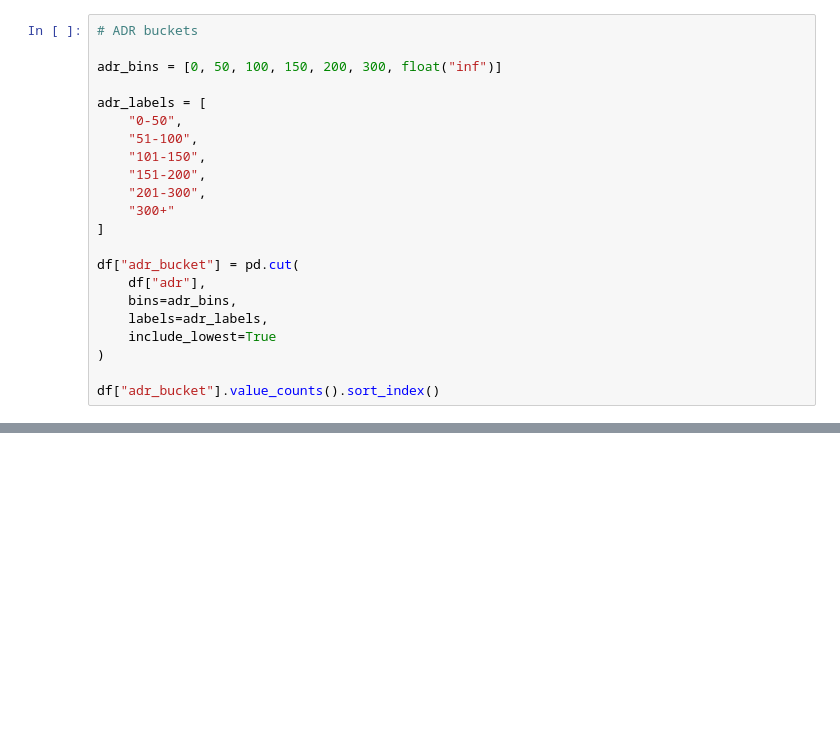
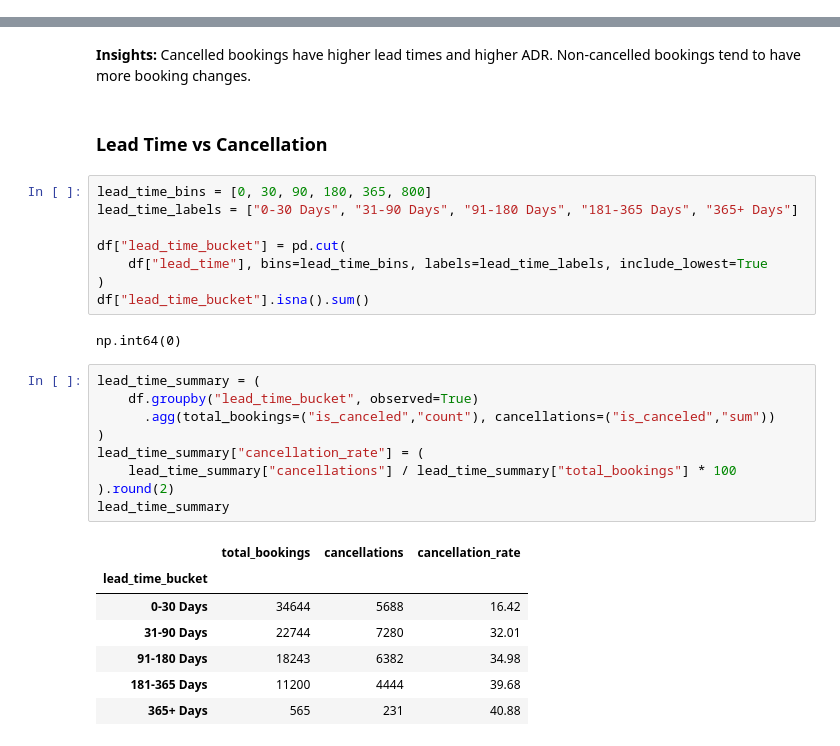
Before and after one commit to laxmigs24/Hotel-Revenue-Operations, a Jupyter notebook: notebooks/02_eda.ipynb, the cells around one changed output, grey strips where cells are left out. Saved outputs shown, nothing was run; the diff lists cells and outputs as text; blank space fills up the shorter version.

```diff
--- a/notebooks/02_eda.ipynb
+++ b/notebooks/02_eda.ipynb
@@ -896,22 +299,0 @@ Do expensive bookings cancel more often?
-# %%
-# ADR buckets
-
-adr_bins = [0, 50, 100, 150, 200, 300, float("inf")]
-
-adr_labels = [
-    "0-50",
-    "51-100",
-    "101-150",
-    "151-200",
-    "201-300",
-    "300+"
-]
-
-df["adr_bucket"] = pd.cut(
-    df["adr"],
-    bins=adr_bins,
-    labels=adr_labels,
-    include_lowest=True
-)
-
-df["adr_bucket"].value_counts().sort_index()
@@ -1781,0 +330,31 @@ EDA enriched dataset saved successfully.
+# %% [markdown]
+**Insights:** Cancelled bookings have higher lead times and higher ADR. Non-cancelled bookings tend to have more booking changes.
+# %% [markdown]
+### Lead Time vs Cancellation
+# %%
+lead_time_bins = [0, 30, 90, 180, 365, 800]
+lead_time_labels = ["0-30 Days", "31-90 Days", "91-180 Days", "181-365 Days", "365+ Days"]
+
+df["lead_time_bucket"] = pd.cut(
+    df["lead_time"], bins=lead_time_bins, labels=lead_time_labels, include_lowest=True
+)
+df["lead_time_bucket"].isna().sum()
+# %% [output]
+np.int64(0)
+# %%
+lead_time_summary = (
+    df.groupby("lead_time_bucket", observed=True)
+      .agg(total_bookings=("is_canceled","count"), cancellations=("is_canceled","sum"))
+)
+lead_time_summary["cancellation_rate"] = (
+    lead_time_summary["cancellations"] / lead_time_summary["total_bookings"] * 100
+).round(2)
+lead_time_summary
+# %% [output]
+|  | total_bookings | cancellations | cancellation_rate |
+| lead_time_bucket |  |  |  |
+| 0-30 Days | 34644 | 5688 | 16.42 |
+| 31-90 Days | 22744 | 7280 | 32.01 |
+| 91-180 Days | 18243 | 6382 | 34.98 |
+| 181-365 Days | 11200 | 4444 | 39.68 |
+| 365+ Days | 565 | 231 | 40.88 |
```
Also changed, not shown: parts of 175 cells of this notebook, 15 other files.
